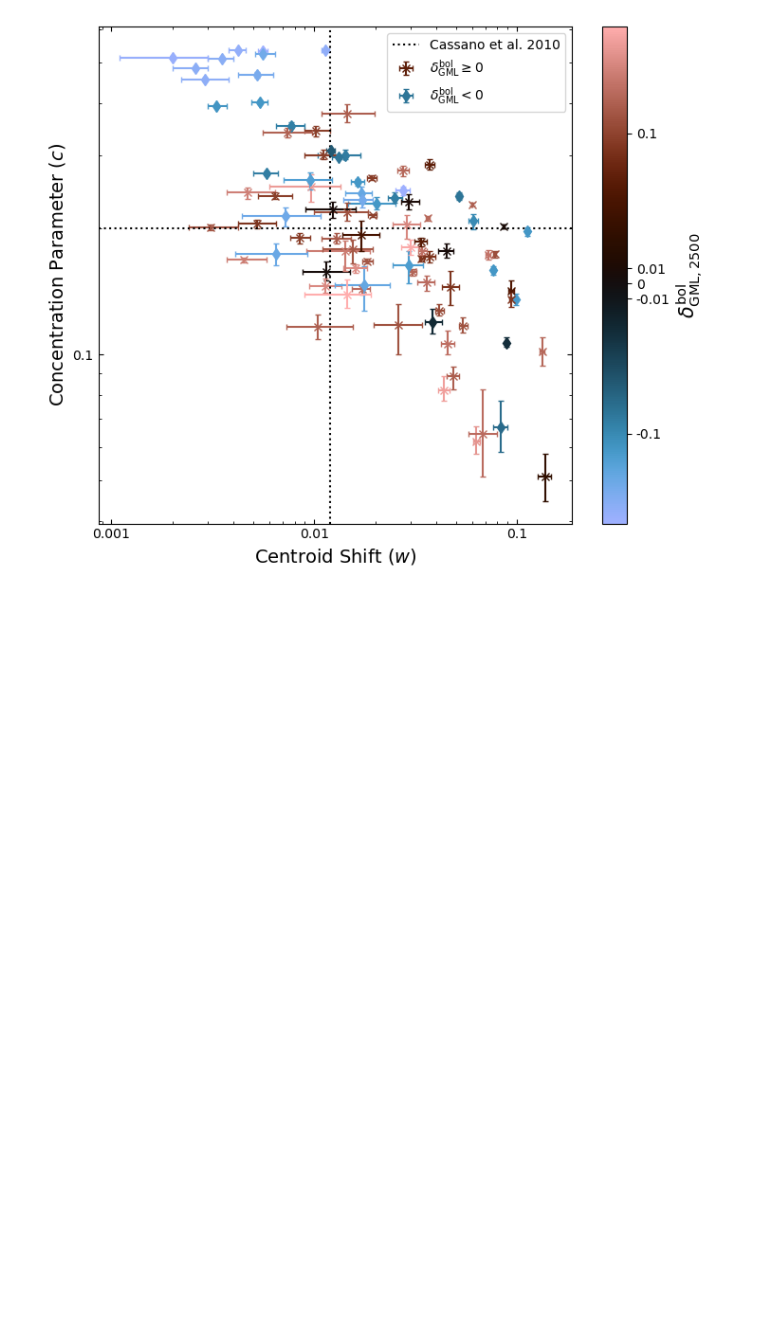
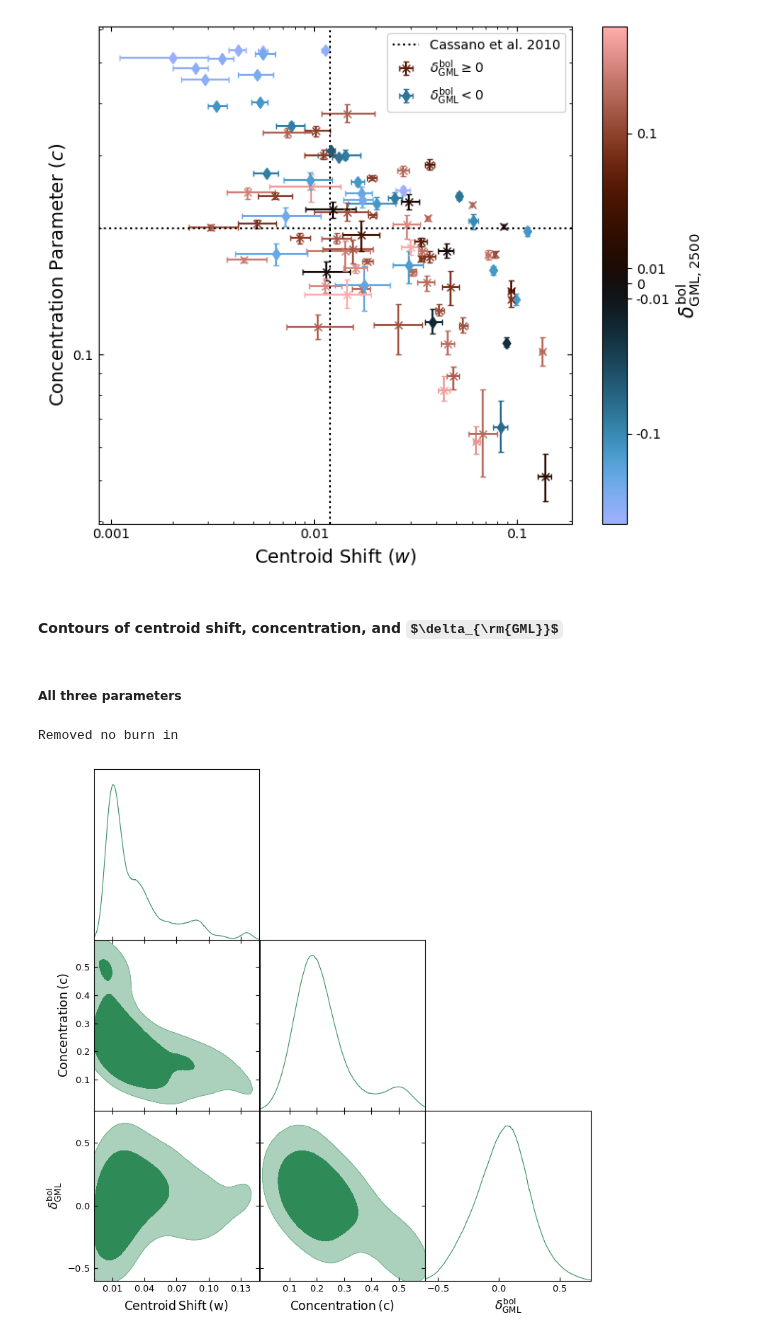
Before and after one commit to DavidT3/XCS-Mass-II-Analysis, a Jupyter notebook: notebooks/exploring_scatter/gasmass-Lx_as_scatter_diagnostic.ipynb, the cells around one changed output. Cells and saved outputs as stored; diff of their text form; code cells hidden in the pictures; some formulas as TeX source; blank space fills up the shorter version.

Commit message:
Added contours plots for the deltaGML, concentration, and centroid shift parameters

```diff
--- a/notebooks/exploring_scatter/gasmass-Lx_as_scatter_diagnostic.ipynb
+++ b/notebooks/exploring_scatter/gasmass-Lx_as_scatter_diagnostic.ipynb
@@ -698,7 +699,7 @@ delta_gml_df.head(6)
 # %% [markdown]
 ### Concentration parameter vs centroid shift - coloured by $\delta^{\rm{bol}}_{\rm{GML,2500}}$
 # %%
-# delta_gml_df = pd.read_csv("../../outputs/result_files/delta_gml2500.csv")
+delta_gml_df = pd.read_csv("../../outputs/result_files/delta_gml2500.csv")
 # %% [markdown]
 #### Variant with 'coolwarm' colormap
 # %%
@@ -847,3 +849,23 @@ plt.show()
 plt.close('all')
 # %% [output]
 [figure]
+# %% [markdown]
+#### Contours of centroid shift, concentration, and $\delta_{\rm{GML}}$
+# %% [markdown]
+##### All three parameters
+# %%
+# Join the delta GML dataframe and the overall information table for SDSSRM-XCS
+rel_sdssxcs_samp = pd.merge(sdssxcs_samp, delta_gml_df, left_on='name', right_on='name')
+
+# Sets up a getdist sample - meant more for MCMC chains, but I really like the corner plots it produces
+whole_samp = MCSamples(samples=rel_sdssxcs_samp[['cen_shift', 'concentration', 'delta_gmlbol_2500']].values,
+                       labels=[r'\rm{Centroid}\:\rm{Shift}\:(w)', r'\rm{Concentration}\:(c)', r'\delta^{\rm{bol}}_{\rm{GML}}'],
+                       names=['Centroid Shift', r'Concentration', r'Delta'])
+
+g = plots.get_subplot_plotter(width_inch=8)
+g.triangle_plot([whole_samp], filled=True, contour_colors=["seagreen"])
+plt.savefig("../../outputs/figures/icm_morphology/concentration_centshift_deltagml_corner.pdf")
+plt.show()
+# %% [output]
+Removed no burn in
+[figure, added]
```
Also changed, not shown: parts of 5 cells of this notebook, 3 other files.
